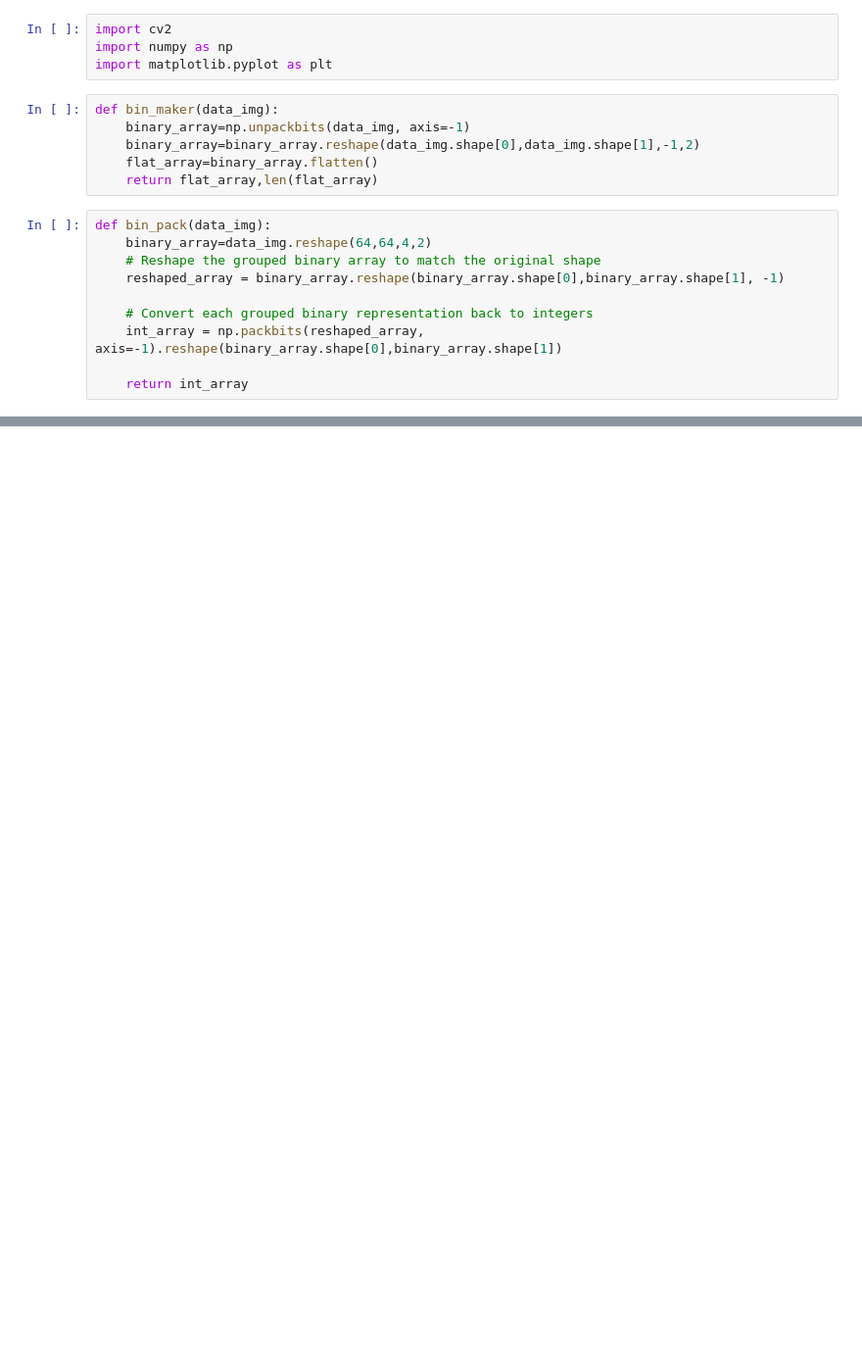
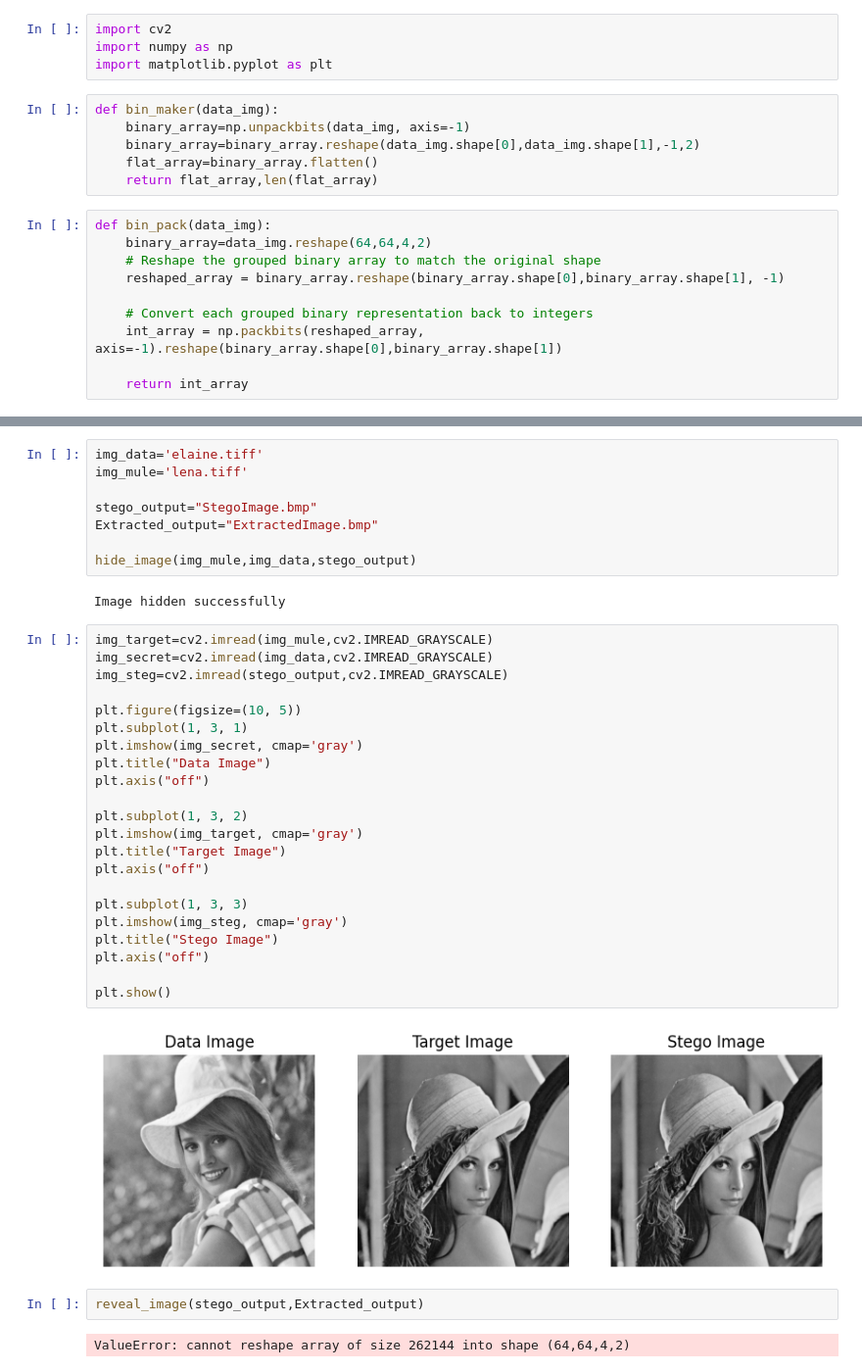
Before and after one commit to Anikrage/Basic-Image-Steganography, a Jupyter notebook: steg.ipynb, the cells around one changed output, grey strips where cells are left out. Shown at 98% size. Saved outputs shown, nothing was run; the diff lists cells and outputs as text; blank space fills up the shorter version.

```diff
--- a/steg.ipynb
+++ b/steg.ipynb
@@ -68,2 +69,40 @@ def reveal_image(stego_path, output_path):
     cv2.imwrite(output_path, revealed)
     print("Secret image revealed successfully!")
+# %%
+img_data='elaine.tiff'
+img_mule='lena.tiff'
+
+stego_output="StegoImage.bmp"
+Extracted_output="ExtractedImage.bmp"
+
+hide_image(img_mule,img_data,stego_output)
+# %% [output]
+Image hidden successfully
+# %%
+img_target=cv2.imread(img_mule,cv2.IMREAD_GRAYSCALE)
+img_secret=cv2.imread(img_data,cv2.IMREAD_GRAYSCALE)
+img_steg=cv2.imread(stego_output,cv2.IMREAD_GRAYSCALE)
+
+plt.figure(figsize=(10, 5))
+plt.subplot(1, 3, 1)
+plt.imshow(img_secret, cmap='gray')
+plt.title("Data Image")
+plt.axis("off")
+
+plt.subplot(1, 3, 2)
+plt.imshow(img_target, cmap='gray')
+plt.title("Target Image")
+plt.axis("off")
+
+plt.subplot(1, 3, 3)
+plt.imshow(img_steg, cmap='gray')
+plt.title("Stego Image")
+plt.axis("off")
+
+plt.show()
+# %% [output]
+[figure, added]
+# %%
+reveal_image(stego_output,Extracted_output)
+# %% [output]
+ValueError: cannot reshape array of size 262144 into shape (64,64,4,2)
```
Also changed, not shown: parts of 4 cells of this notebook, 5 other files.
